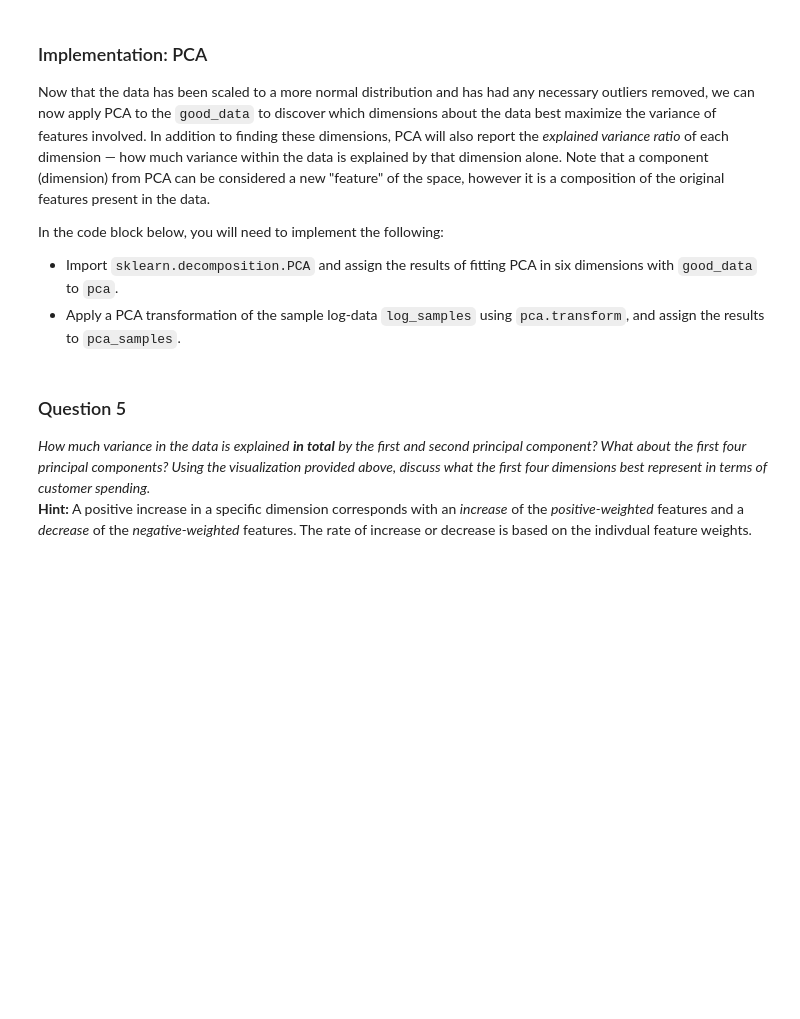
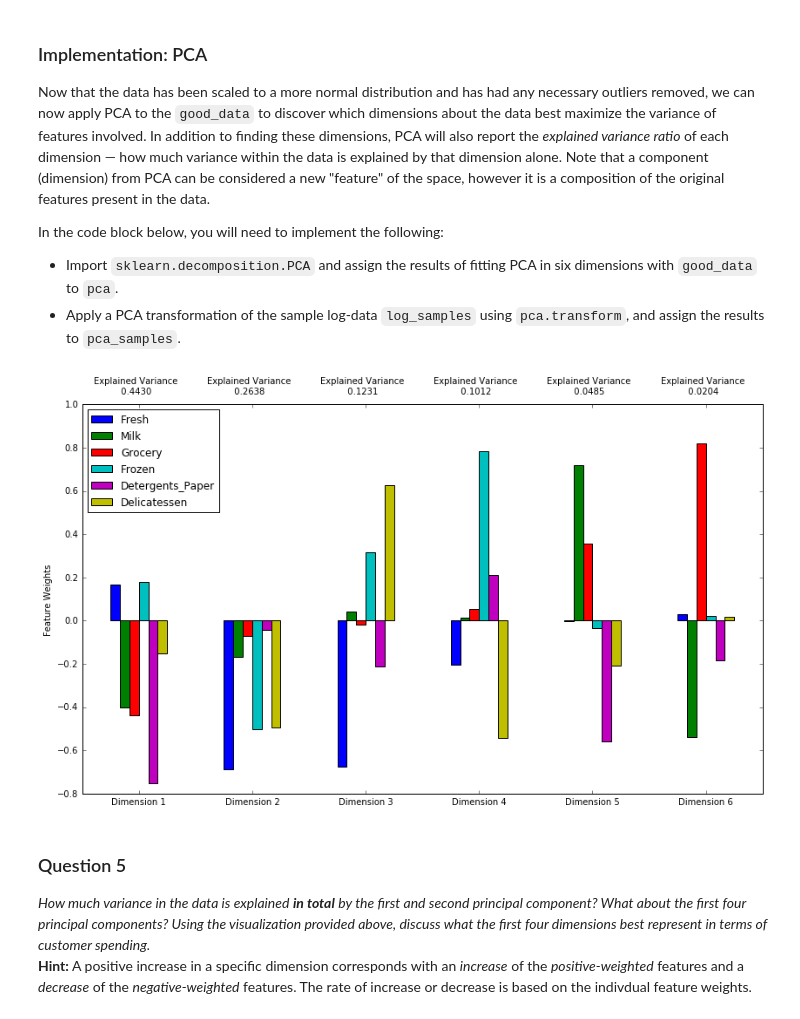
Before and after one commit to bshurick/udacity, a Jupyter notebook: customer_segments/customer_segments.ipynb, the cells around one changed output. Saved outputs shown, nothing was run; the diff lists cells and outputs as text; code cells hidden in the pictures; blank space fills up the shorter version.

```diff
--- a/customer_segments/customer_segments.ipynb
+++ b/customer_segments/customer_segments.ipynb
@@ -171,24 +178,33 @@ In the code block below, you will need to implement the following:
 **NOTE:** If you choose to remove any outliers, ensure that the sample data does not contain any of these points!
 Once you have performed this implementation, the dataset will be stored in the variable `good_data`.
 # %%
+from itertools import groupby
+
 # For each feature find the data points with extreme high or low values
+potential_outliers = []
 for feature in log_data.keys():
 
     # TODO: Calculate Q1 (25th percentile of the data) for the given feature
-    Q1 = None
+    Q1 = np.percentile(log_data[feature], 25)
 
     # TODO: Calculate Q3 (75th percentile of the data) for the given feature
-    Q3 = None
+    Q3 = np.percentile(log_data[feature], 75)
 
     # TODO: Use the interquartile range to calculate an outlier step (1.5 times the interquartile range)
-    step = None
+    step = (Q3-Q1)*1.5
+
+    # append outliers
+    o = log_data[~((log_data[feature] >= Q1 - step) & (log_data[feature] <= Q3 + step))]
+    potential_outliers += list(o.index)
 
     # Display the outliers
     print "Data points considered outliers for the feature '{}':".format(feature)
-    display(log_data[~((log_data[feature] >= Q1 - step) & (log_data[feature] <= Q3 + step))])
+    display(o)
 
 # OPTIONAL: Select the indices for data points you wish to remove
 outliers  = []
+for k, g in groupby(sorted(potential_outliers)):
+    if len(list(g))>1: outliers.append(k)
 
 # Remove the outliers, if any were specified
 good_data = log_data.drop(log_data.index[outliers]).reset_index(drop = True)
@@ -210,13 +287,16 @@ In the code block below, you will need to implement the following:
  - Apply a PCA transformation of the sample log-data `log_samples` using `pca.transform`, and assign the results to `pca_samples`.
 # %%
 # TODO: Apply PCA by fitting the good data with the same number of dimensions as features
-pca = None
+from sklearn.decomposition import PCA
+pca = PCA(6).fit(good_data)
 
 # TODO: Transform the sample log-data using the PCA fit above
-pca_samples = None
+pca_samples = pca.transform(samples)
 
 # Generate PCA results plot
 pca_results = rs.pca_results(good_data, pca)
+# %% [output]
+[figure, added]
 # %% [markdown]
 ### Question 5
 *How much variance in the data is explained* ***in total*** *by the first and second principal component? What about the first four principal components? Using the visualization provided above, discuss what the first four dimensions best represent in terms of customer spending.*
```
Also changed, not shown: parts of 10 cells of this notebook.
